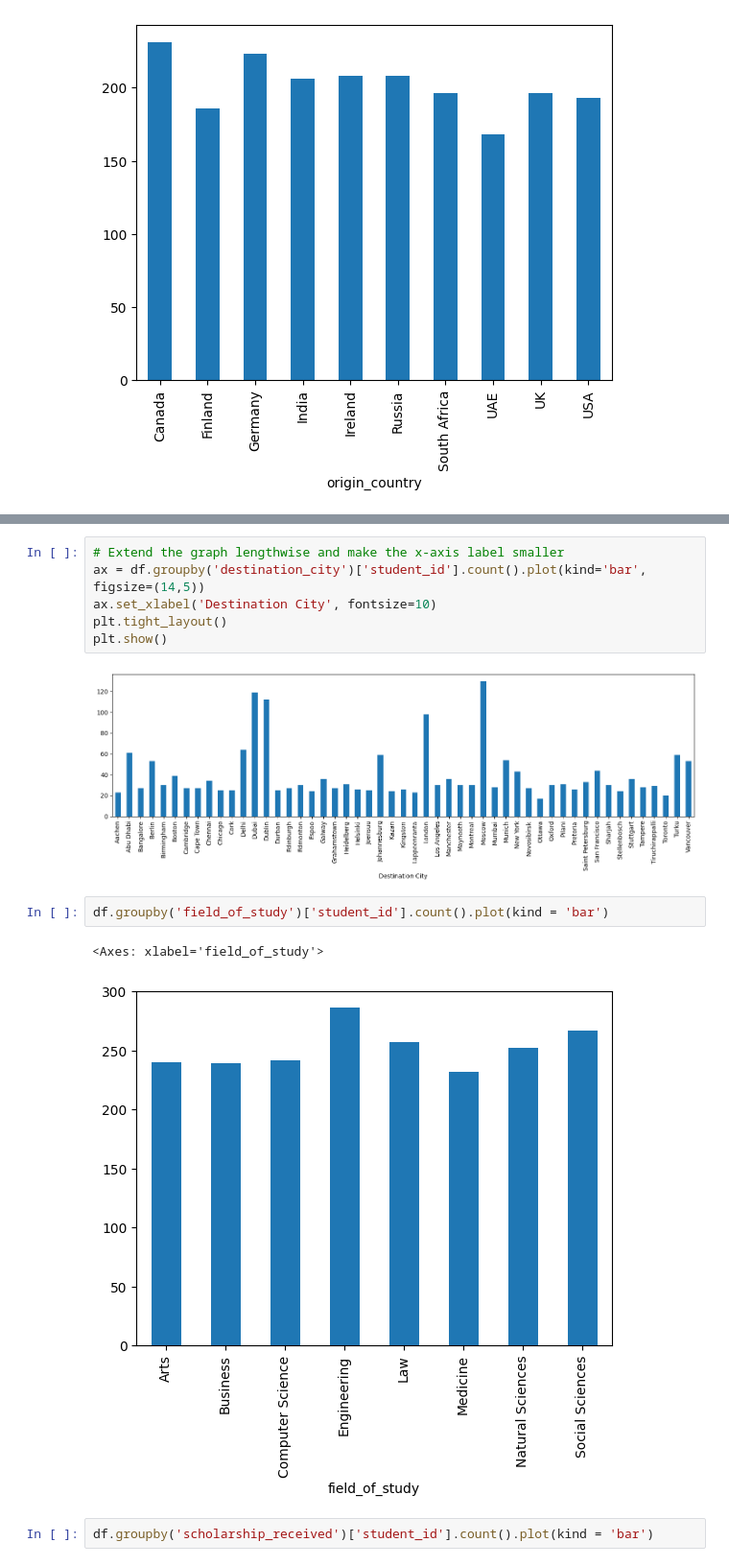
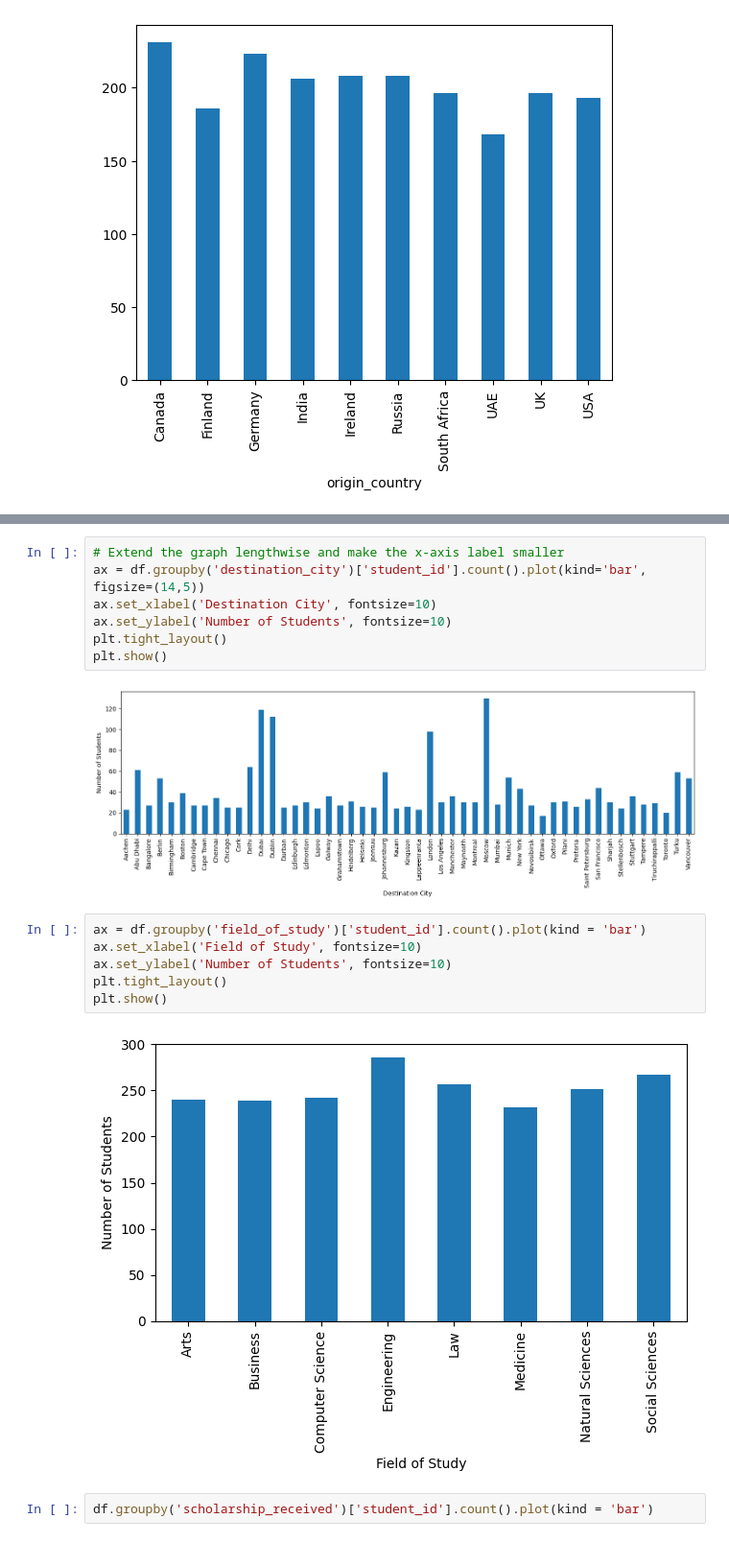
Before and after one commit to garcane/Global-Student-Migration-Higher-Education-Analysis, a Jupyter notebook: main.ipynb, the cells around one changed output, grey strips where cells are left out. Shown at 96% size. Saved outputs shown, nothing was run; the diff lists cells and outputs as text.

```diff
--- a/main.ipynb
+++ b/main.ipynb
@@ -89,15 +94,19 @@ df.groupby('destination_country')['student_id'].count().plot(kind = 'bar')
 # Extend the graph lengthwise and make the x-axis label smaller
 ax = df.groupby('destination_city')['student_id'].count().plot(kind='bar', figsize=(14,5))
 ax.set_xlabel('Destination City', fontsize=10)
+ax.set_ylabel('Number of Students', fontsize=10)
 plt.tight_layout()
 plt.show()
 # %% [output]
-[figure, old version]
+[figure, new version]
 # %%
-df.groupby('field_of_study')['student_id'].count().plot(kind = 'bar')
+ax = df.groupby('field_of_study')['student_id'].count().plot(kind = 'bar')
+ax.set_xlabel('Field of Study', fontsize=10)
+ax.set_ylabel('Number of Students', fontsize=10)
+plt.tight_layout()
+plt.show()
 # %% [output]
-<Axes: xlabel='field_of_study'>
-[figure, old version]
+[figure, new version]
 # %%
 df.groupby('scholarship_received')['student_id'].count().plot(kind = 'bar')
 # %% [output]
```
Also changed, not shown: parts of 2 cells of this notebook.
